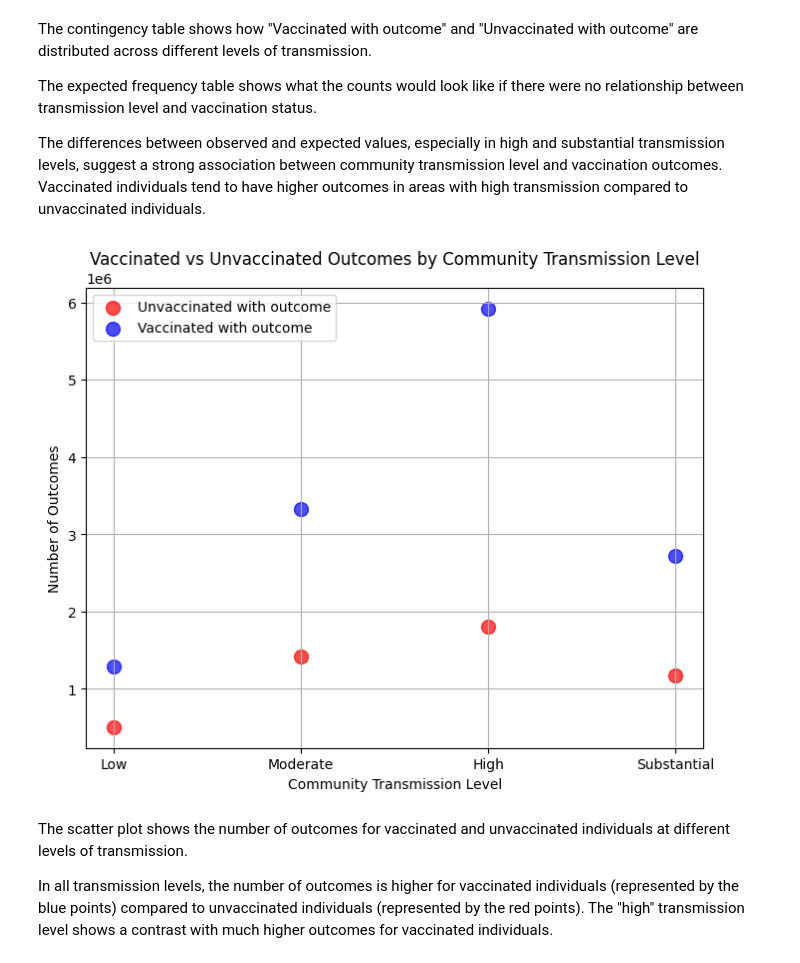
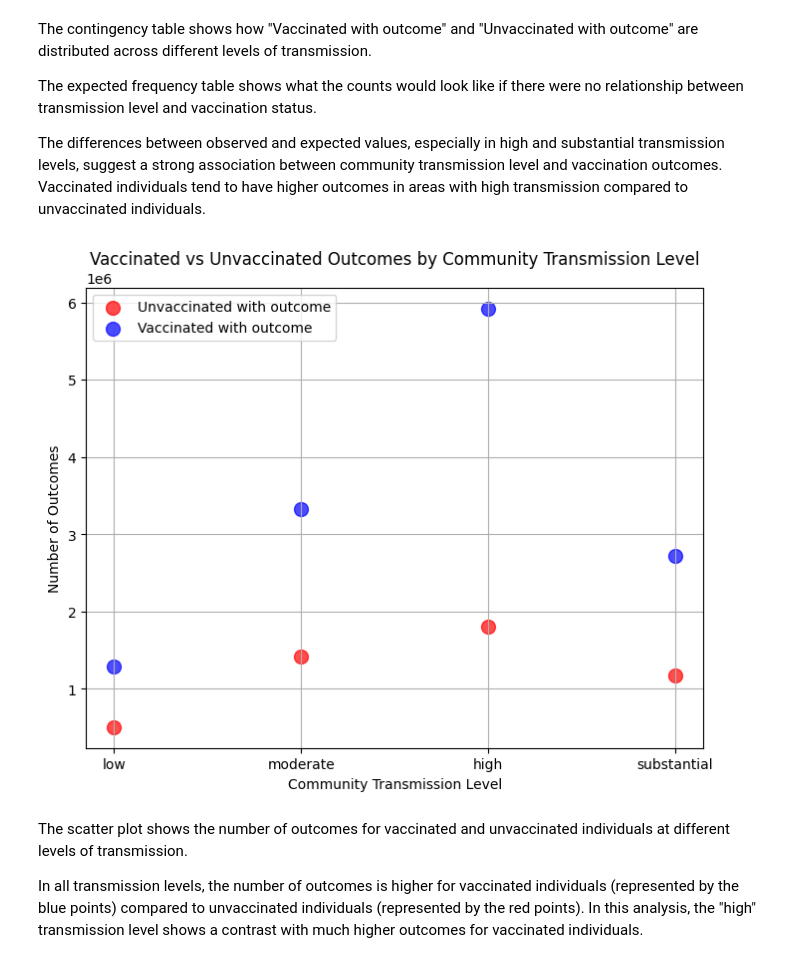
Before and after one commit to belakap/Covid-19-analysis, a Jupyter notebook: 03_Exploratory_Analysis.ipynb, the cells around one changed output. Saved outputs shown, nothing was run; the diff lists cells and outputs as text; code cells hidden in the pictures.

```diff
--- a/03_Exploratory_Analysis.ipynb
+++ b/03_Exploratory_Analysis.ipynb
@@ -698,38 +695,38 @@ unvaccinated_outcomes = [
 ]
 vaccinated_outcomes = [
     contingency_table.loc['low', ('low', 'high')] + contingency_table.loc['low', ('high', 'high')],
     contingency_table.loc['moderate', ('low', 'high')] + contingency_table.loc['moderate', ('high', 'high')],
     contingency_table.loc['high', ('low', 'high')] + contingency_table.loc['high', ('high', 'high')],
     contingency_table.loc['substantial', ('low', 'high')] + contingency_table.loc['substantial', ('high', 'high')]
 ]
 
 # Community transmission levels
-community_levels = ['Low', 'Moderate', 'High', 'Substantial']
+community_levels = ['low', 'moderate', 'high', 'substantial']
 
 # Plotting
 plt.figure(figsize=(8, 6))
 
 # Scatter plot for Unvaccinated with outcome
 plt.scatter(community_levels, unvaccinated_outcomes, color='red', label='Unvaccinated with outcome', s=100, alpha=0.7)
 
 # Scatter plot for Vaccinated with outcome
 plt.scatter(community_levels, vaccinated_outcomes, color='blue', label='Vaccinated with outcome', s=100, alpha=0.7)
 
 # Add labels and legend
 plt.title("Vaccinated vs Unvaccinated Outcomes by Community Transmission Level")
 plt.savefig("Vaccinated vs Unvaccinated Outcomes by Community Transmission Level.png")
 plt.xlabel("Community Transmission Level")
 plt.ylabel("Number of Outcomes")
 plt.legend()
 plt.grid(True)
 
 # Display plot
 plt.show()
 # %% [output]
-[figure, old version]
+[figure, new version]
 # %% [markdown]
 The scatter plot shows the number of outcomes for vaccinated and unvaccinated individuals at different levels of transmission.
 
 In all transmission levels, the number of outcomes is higher for vaccinated individuals (represented by the blue points)
-compared to unvaccinated individuals (represented by the red points). The "high" transmission level shows a contrast
+compared to unvaccinated individuals (represented by the red points). In this analysis, the "high" transmission level shows a contrast
 with much higher outcomes for vaccinated individuals.
```
Also changed, not shown: parts of 15 cells of this notebook.
